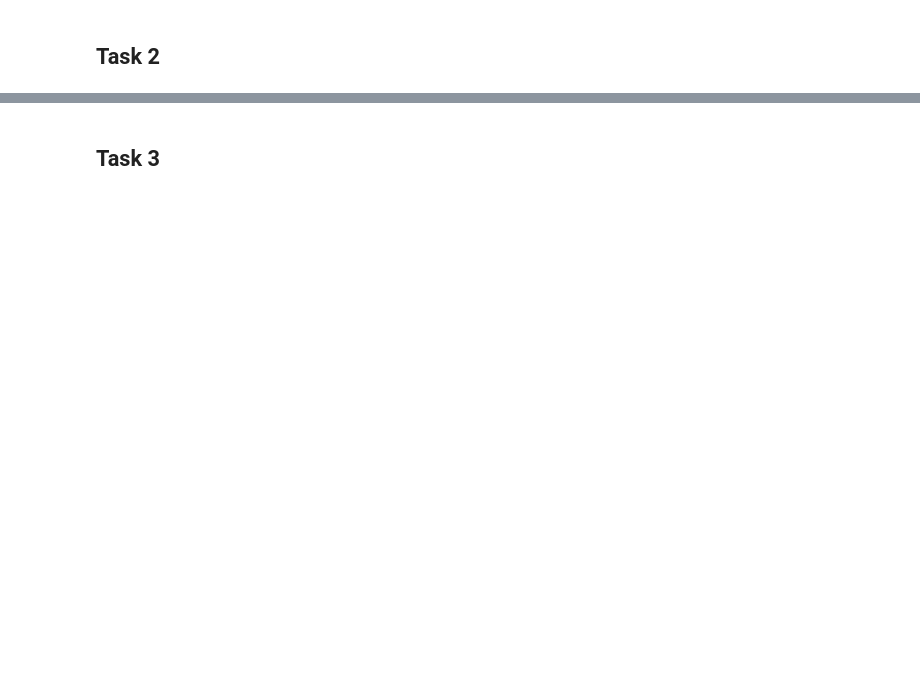
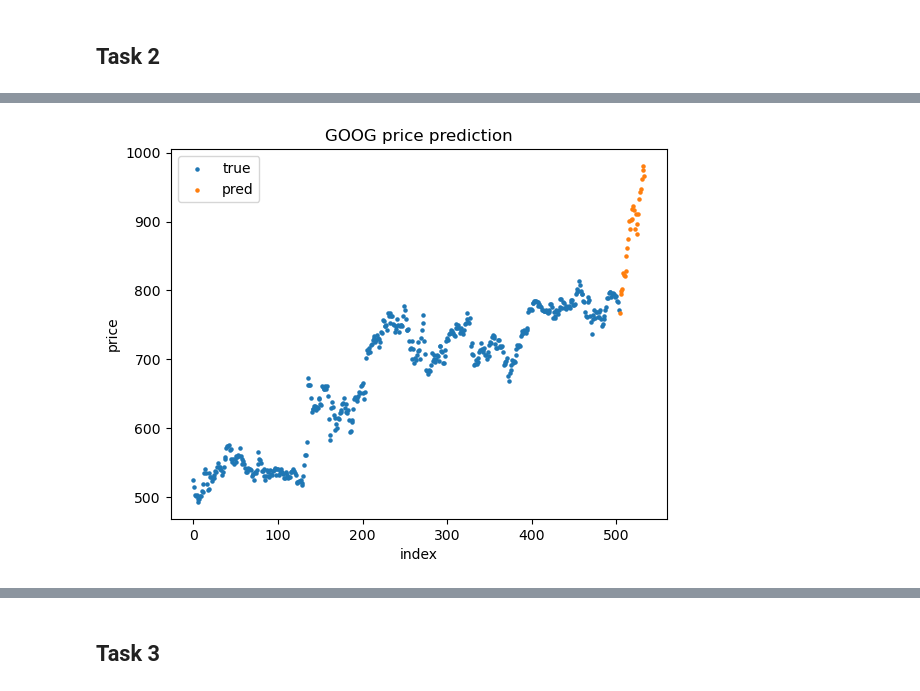
Before and after one commit to kubek22/MOA, a Jupyter notebook: project3/project3.ipynb, the cells around one changed output, grey strips where cells are left out. Drawn from its saved outputs; the diff is of its cells as text; code cells hidden in the pictures; blank space fills up the shorter version.

```diff
--- a/project3/project3.ipynb
+++ b/project3/project3.ipynb
@@ -74 +115,20 @@ GOOG daily return mean: 0.49107355864811153 and standard deviation: 10.268484432
+# %%
+goog_returns_pred = np.random.normal(
+    loc=goog_daily_mean,
+    scale=goog_daily_std,
+    size=days
+)
+
+goog_last_price = df["GOOG"].iloc[-1]
+goog_price_pred = goog_last_price * np.cumprod(1 + goog_returns_pred)
+
+plt.scatter(df.index, df["GOOG"], s=5)
+plt.scatter(pred_index, goog_price_pred, s=5)
+plt.legend(["true", "pred"])
+plt.xlabel("index")
+plt.ylabel("price")
+plt.title("GOOG price prediction")
+plt.show()
+# %% [output]
+[figure, added]
 # %%
```
Also changed, not shown: parts of 23 cells of this notebook.
